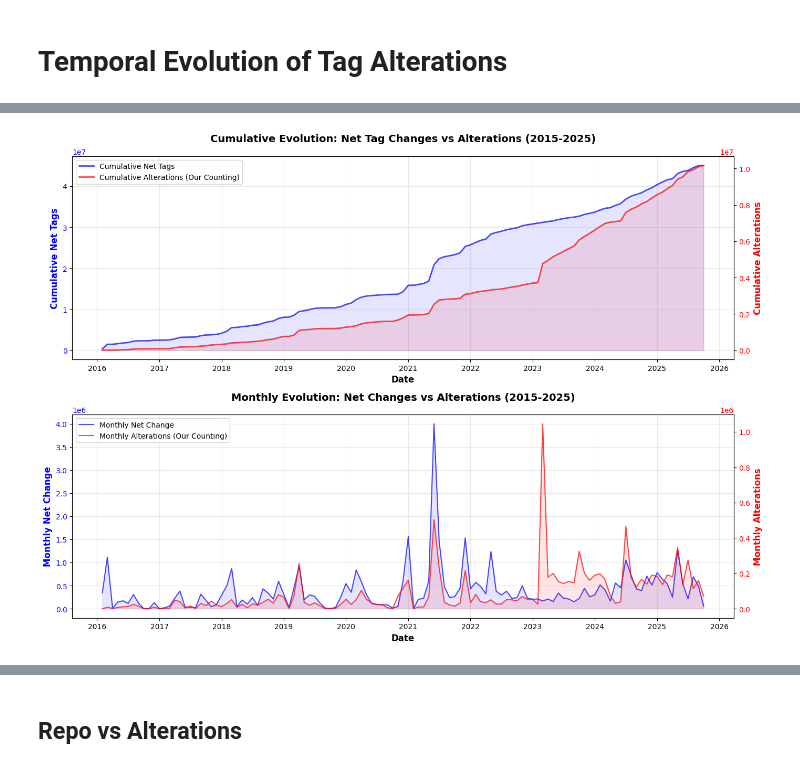
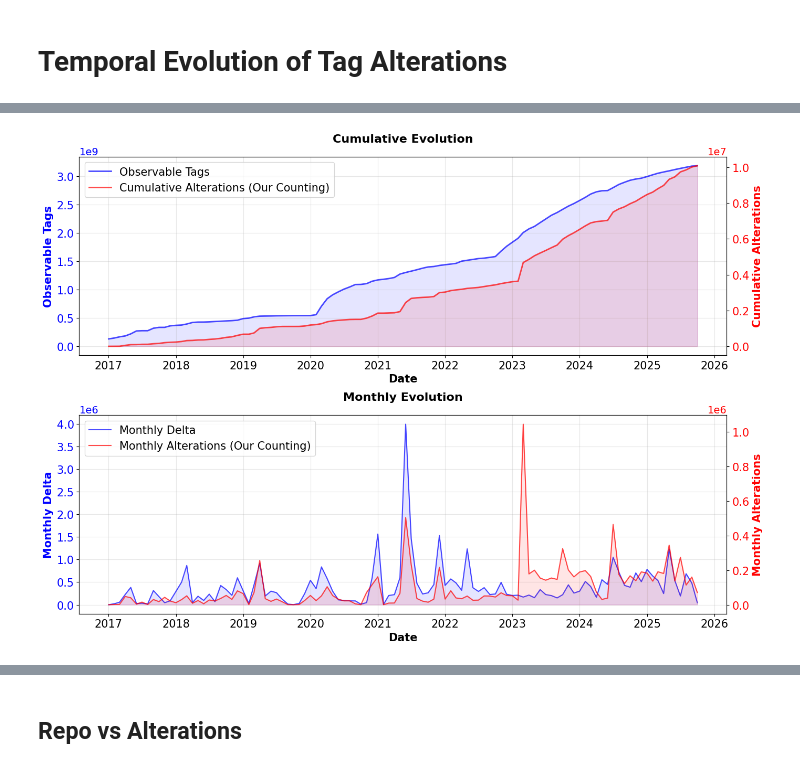
Before and after one commit to srapaport/tags-alterations, a Jupyter notebook: notebooks/quantitative.ipynb, the cells around one changed output, grey strips where cells are left out. Saved outputs shown, nothing was run; the diff lists cells and outputs as text; code cells hidden in the pictures.

```diff
--- a/notebooks/quantitative.ipynb
+++ b/notebooks/quantitative.ipynb
@@ -253,11 +288,11 @@ First few rows:
 # %%
-# Merge net changes data with alterations to compare counting methods
+# Merge observable stock data with alterations to compare counting methods
 net_changes_df['month_date'] = pd.to_datetime(net_changes_df['month'] + '-01')
 
-# Filter to 2015-2026 for consistency
+# Filter to 2016-03 to 2026 for consistency
 plot_data_net = net_changes_df[
-    (net_changes_df['month_date'] >= '2015-01-01') &
-    (net_changes_df['month_date'] < '2026-01-01')
+    (net_changes_df['month_date'] >= '2017-01-01') &
+    (net_changes_df['month_date'] < '2025-10-09')
 ].copy()
 
 # Merge with alterations data to compare
@@ -269,12 +304,11 @@ comparison_net = plot_data_net.merge(
 )
 comparison_net['total_alterations'] = comparison_net['total_alterations'].fillna(0).astype(int)
 
-print(f"Plotting net changes from {plot_data_net['month_date'].min().strftime('%Y-%m')} to {plot_data_net['month_date'].max().strftime('%Y-%m')}")
+print(f"Plotting observable stock from {plot_data_net['month_date'].min().strftime('%Y-%m')} to {plot_data_net['month_date'].max().strftime('%Y-%m')}")
 print(f"Total months in range: {len(plot_data_net)}")
 print(f"\nSummary:")
-print(f"  Total added in period: {plot_data_net['added'].sum():_}")
-print(f"  Total removed in period: {plot_data_net['removed'].sum():_}")
-print(f"  Net change in period: {plot_data_net['net_change'].sum():_}")
-print(f"  Final cumulative: {plot_data_net['cumulative'].iloc[-1]:_}")
+print(f"  Total initial observed tags in period: {plot_data_net['initial'].sum():_}")
+print(f"  Total net delta in period: {plot_data_net['delta'].sum():_}")
+print(f"  Final observable tags: {plot_data_net['observable'].iloc[-1]:_}")
 print(f"  Total alterations (our counting): {comparison_net['total_alterations'].sum():_}")
 # %% [output]
@@ -292,14 +325,14 @@ Summary:
 fig, (ax1, ax2) = plt.subplots(2, 1, figsize=(14, 10))
 
 # ============================================================
-# FIGURE 1: Cumulative Evolution - Net Changes
+# FIGURE 1: Cumulative Evolution - Observable Stock
 # ============================================================
 ax1_twin = ax1.twinx()
 
-# Plot cumulative net tags on left y-axis
-line1 = ax1.plot(plot_data_net['month_date'], plot_data_net['cumulative'],
-                 'b-', linewidth=2, label='Cumulative Net Tags', alpha=0.7)
-ax1.fill_between(plot_data_net['month_date'], 0, plot_data_net['cumulative'],
+# Plot observable stock on left y-axis
+line1 = ax1.plot(plot_data_net['month_date'], plot_data_net['observable'],
+                 'b-', linewidth=2, label='Observable Tags', alpha=0.7)
+ax1.fill_between(plot_data_net['month_date'], 0, plot_data_net['observable'],
                   alpha=0.1, color='blue')
 
 # Plot cumulative alterations (our counting) on right y-axis
@@ -310,71 +343,78 @@ ax1_twin.fill_between(comparison_net['month_date'], 0, cumulative_alterations_ne
                        alpha=0.1, color='red')
 
 # Formatting
-ax1.set_xlabel('Date', fontsize=12, fontweight='bold')
-ax1.set_ylabel('Cumulative Net Tags', fontsize=12, fontweight='bold', color='blue')
-ax1_twin.set_ylabel('Cumulative Alterations', fontsize=12, fontweight='bold', color='red')
-ax1.tick_params(axis='y', labelcolor='blue')
-ax1_twin.tick_params(axis='y', labelcolor='red')
-ax1.set_title('Cumulative Evolution: Net Tag Changes vs Alterations (2015-2025)', fontsize=14, fontweight='bold', pad=20)
+ax1.set_xlabel('Date', fontsize=15, fontweight='bold')
+ax1.set_ylabel('Observable Tags', fontsize=15, fontweight='bold', color='blue')
+ax1_twin.set_ylabel('Cumulative Alterations', fontsize=15, fontweight='bold', color='red')
+ax1.tick_params(axis='x', labelsize=15)
+ax1.tick_params(axis='y', labelcolor='blue', labelsize=15)
+ax1_twin.tick_params(axis='y', labelcolor='red', labelsize=15)
+ax1.set_title('Cumulative Evolution', fontsize=16, fontweight='bold', pad=20)
 ax1.grid(True, alpha=0.3)
 ax1.xaxis.set_major_formatter(mdates.DateFormatter('%Y'))
 ax1.xaxis.set_major_locator(mdates.YearLocator(1))
 
+ax1.yaxis.get_offset_text().set_fontsize(14)
+ax1_twin.yaxis.get_offset_text().set_fontsize(14)
+
 # Add combined legend
 lines = line1 + line2
 labels = [l.get_label() for l in lines]
-ax1.legend(lines, labels, loc='upper left', fontsize=10)
+ax1.legend(lines, labels, loc='upper left', fontsize=15)
 
 # ============================================================
-# FIGURE 2: Monthly Evolution - Net Changes
+# FIGURE 2: Monthly Evolution - Delta vs Alterations
 # ============================================================
 ax2_twin = ax2.twinx()
 
-# Plot monthly net changes on left y-axis
-line3 = ax2.plot(plot_data_net['month_date'], plot_data_net['net_change'],
-                 'b-', linewidth=1.5, label='Monthly Net Change', alpha=0.7)
+# Plot monthly delta on left y-axis
+line3 = ax2.plot(plot_data_net['month_date'], plot_data_net['delta'],
+                 'b-', linewidth=1.5, label='Monthly Delta', alpha=0.7)
 # Use different fill for positive and negative values
-ax2.fill_between(plot_data_net['month_date'], 0, plot_data_net['net_change'],
-                  where=(plot_data_net['net_change'] >= 0),
+ax2.fill_between(plot_data_net['month_date'], 0, plot_data_net['delta'],
+                  where=(plot_data_net['delta'] >= 0),
                   alpha=0.1, color='blue', interpolate=True)
-ax2.fill_between(plot_data_net['month_date'], 0, plot_data_net['net_change'],
-                  where=(plot_data_net['net_change'] < 0),
+ax2.fill_between(plot_data_net['month_date'], 0, plot_data_net['delta'],
+                  where=(plot_data_net['delta'] < 0),
                   alpha=0.1, color='orange', interpolate=True)
 
 # Plot monthly alterations on right y-axis
 line4 = ax2_twin.plot(comparison_net['month_date'], comparison_net['total_alterations'],
                       'r-', linewidth=1.5, label='Monthly Alterations (Our Counting)', alpha=0.7)
 ax2_twin.fill_between(comparison_net['month_date'], 0, comparison_net['total_alterations'],
                        alpha=0.1, color='red')
 
 # Formatting
-ax2.set_xlabel('Date', fontsize=12, fontweight='bold')
-ax2.set_ylabel('Monthly Net Change', fontsize=12, fontweight='bold', color='blue')
-ax2_twin.set_ylabel('Monthly Alterations', fontsize=12, fontweight='bold', color='red')
-ax2.tick_params(axis='y', labelcolor='blue')
-ax2_twin.tick_params(axis='y', labelcolor='red')
-ax2.set_title('Monthly Evolution: Net Changes vs Alterations (2015-2025)', fontsize=14, fontweight='bold', pad=20)
+ax2.set_xlabel('Date', fontsize=15, fontweight='bold')
+ax2.set_ylabel('Monthly Delta', fontsize=15, fontweight='bold', color='blue')
+ax2_twin.set_ylabel('Monthly Alterations', fontsize=15, fontweight='bold', color='red')
+ax2.tick_params(axis='x', labelsize=15)
+ax2.tick_params(axis='y', labelcolor='blue', labelsize=15)
+ax2_twin.tick_params(axis='y', labelcolor='red', labelsize=15)
+ax2.set_title('Monthly Evolution', fontsize=16, fontweight='bold', pad=20)
 ax2.grid(True, alpha=0.3)
 ax2.xaxis.set_major_formatter(mdates.DateFormatter('%Y'))
 ax2.xaxis.set_major_locator(mdates.YearLocator(1))
 
+ax2.yaxis.get_offset_text().set_fontsize(14)
+ax2_twin.yaxis.get_offset_text().set_fontsize(14)
+
 # Add combined legend
 lines = line3 + line4
 labels = [l.get_label() for l in lines]
-ax2.legend(lines, labels, loc='upper left', fontsize=10)
+ax2.legend(lines, labels, loc='upper left', fontsize=15)
 
 plt.tight_layout()
 plt.show()
 
 print(f"\nComparison Statistics:")
-print(f"  Cumulative net tags: {plot_data_net['cumulative'].iloc[-1]:_}")
+print(f"  Final observable tags: {plot_data_net['observable'].iloc[-1]:_}")
 print(f"  Cumulative alterations (our counting): {cumulative_alterations_net.iloc[-1]:_}")
-print(f"  Ratio (alterations/net): {(cumulative_alterations_net.iloc[-1] / plot_data_net['cumulative'].iloc[-1]):.4f}")
+print(f"  Ratio (alterations/observable): {(cumulative_alterations_net.iloc[-1] / plot_data_net['observable'].iloc[-1]):.4f}")
 print(f"\nMonthly averages:")
-print(f"  Average tags added per month: {plot_data_net['added'].mean():,.0f}")
-print(f"  Average tags removed per month: {plot_data_net['removed'].mean():,.0f}")
-print(f"  Average net change per month: {plot_data_net['net_change'].mean():,.0f}")
+print(f"  Average initial observed tags per month: {plot_data_net['initial'].mean():,.0f}")
+print(f"  Average delta per month: {plot_data_net['delta'].mean():,.0f}")
 print(f"  Average alterations per month (our counting): {comparison_net['total_alterations'].mean():,.0f}")
 # %% [output]
-[figure, old version]
+[figure, new version]
 Comparison Statistics:
```
Also changed, not shown: parts of 18 cells of this notebook, 8 other files.
